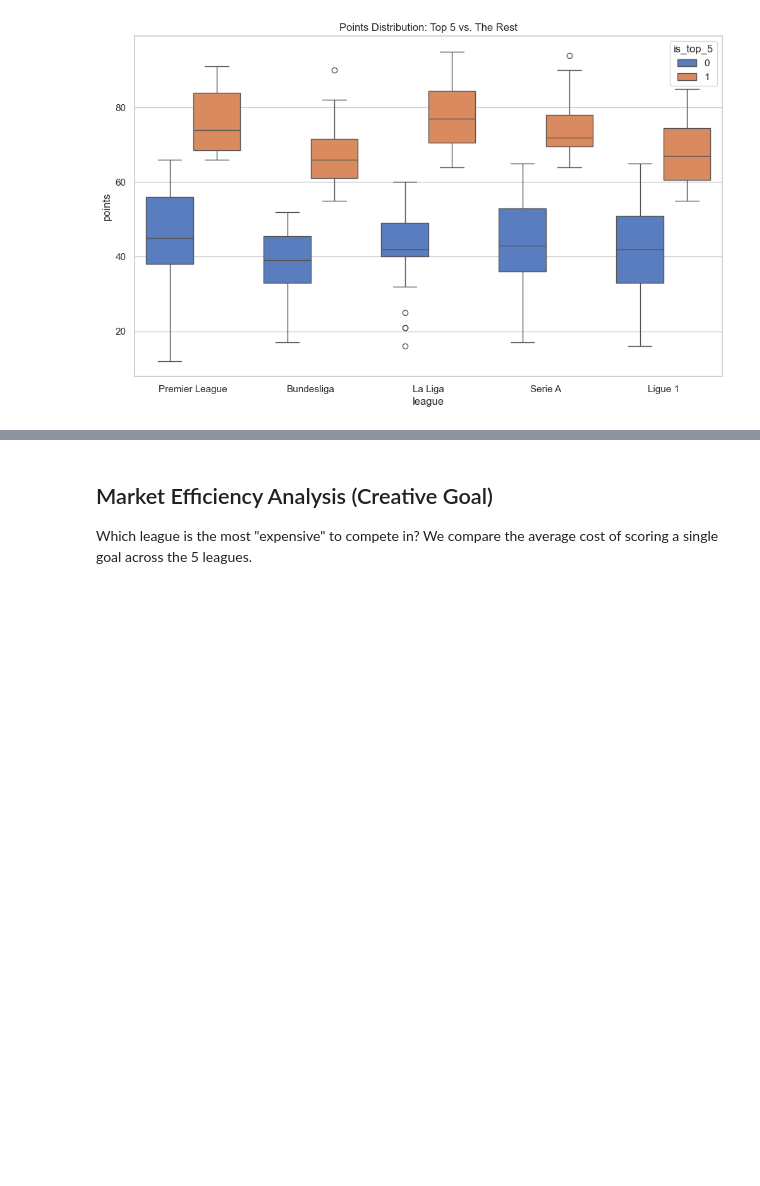
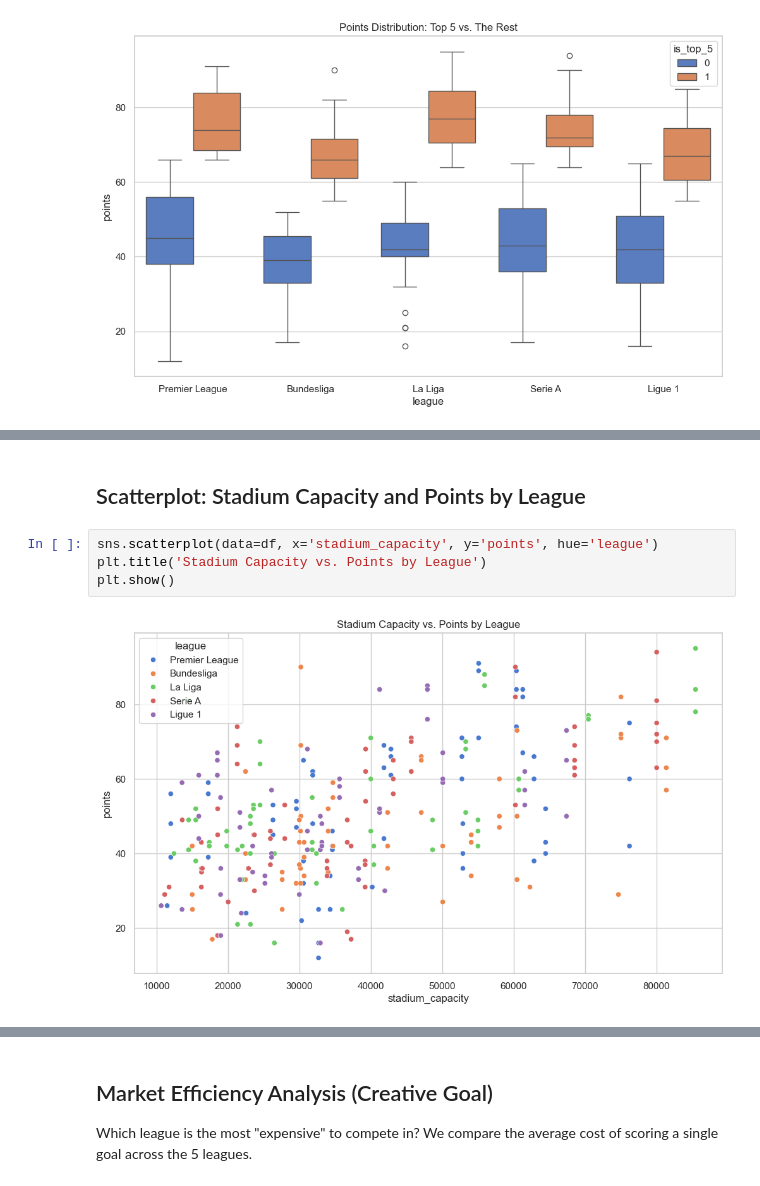
Before and after one commit to minhsang-03/project, a Jupyter notebook: notebooks/01_eda.ipynb, the cells around one changed output, grey strips where cells are left out. Saved outputs shown, nothing was run; the diff lists cells and outputs as text; blank space fills up the shorter version.

```diff
--- a/notebooks/01_eda.ipynb
+++ b/notebooks/01_eda.ipynb
@@ -133,0 +161,8 @@ plt.show()
+# %% [markdown]
+## Scatterplot: Stadium Capacity and Points by League
+# %%
+sns.scatterplot(data=df, x='stadium_capacity', y='points', hue='league')
+plt.title('Stadium Capacity vs. Points by League')
+plt.show()
+# %% [output]
+[figure, added]
```
Also changed, not shown: parts of 18 cells of this notebook, 1 other file.
